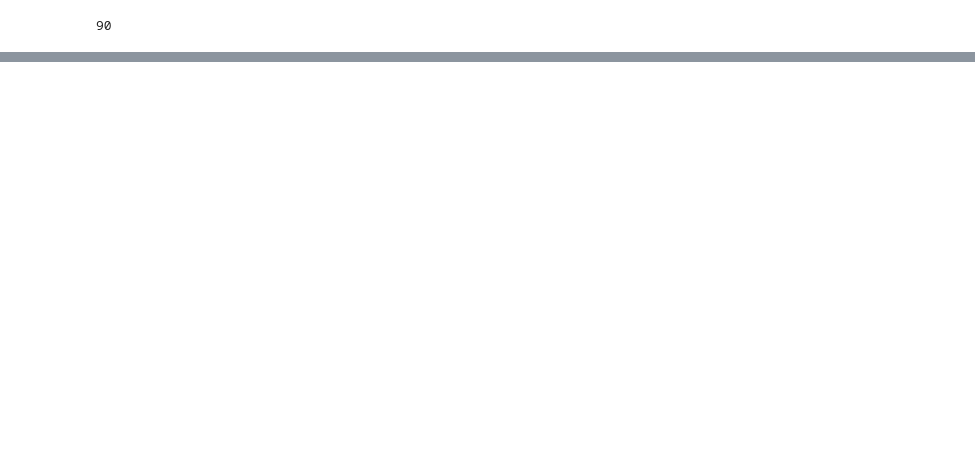
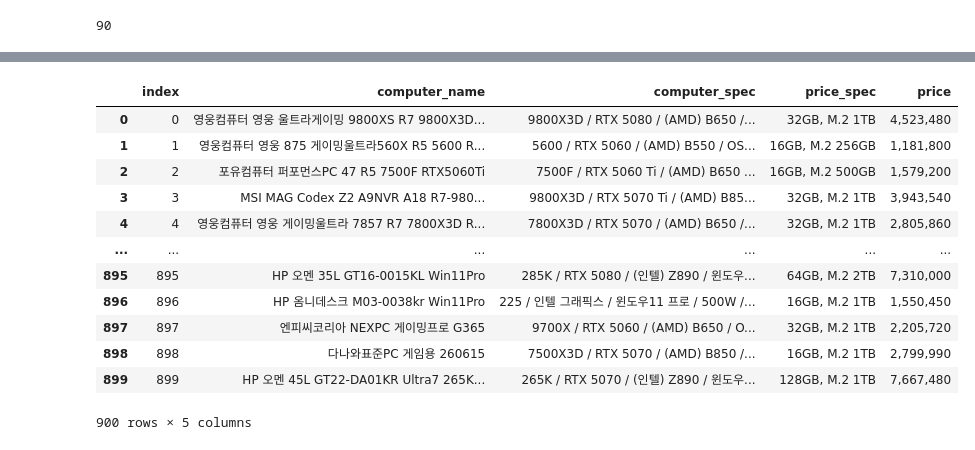
Before and after one commit to mazemoon6-star/ai-datapipeline, a Jupyter notebook: chapt04/다나와스크래핑.ipynb, the cells around one changed output, grey strips where cells are left out. Saved outputs shown, nothing was run; the diff lists cells and outputs as text; code cells hidden in the pictures; blank space fills up the shorter version.

```diff
--- a/chapt04/다나와스크래핑.ipynb
+++ b/chapt04/다나와스크래핑.ipynb
@@ -168,0 +267,4 @@ import requests
+# %%
+#
+buttons = driver.find_elements(By.CSS_SELECTOR, 'nav > nav div button')
+len(buttons)
@@ -168,0 +273,4 @@ import requests
+# %%
+for button in buttons:
+    button.click()               # 페이지 이동 → 버튼들이 새로 생성될 수 있음
+    page_num = int(button.text)   # 이전 버튼을 다시 읽는 것도 위험
@@ -168,0 +285,8 @@ import requests
+# %%
+# 다 동작했을때 10페이지에 있는지 확인
+for button in buttons:
+    button.click()
+
+    products = wait.until(
+    EC.presence_of_all_elements_located((By.CSS_SELECTOR, 'div[data-testid="ProductListItem"]'))
+)
@@ -168,0 +354,3 @@ import requests
+# %%
+df_total = pd.DataFrame(danawa_prices)
+df_total.info()
@@ -168,0 +370,16 @@ import requests
+# %%
+df_total.dropna()
+# %% [output]
+|  | index | computer_name | computer_spec | price_spec | price |
+| 0 | 0 | 영웅컴퓨터 영웅 울트라게이밍 9800XS R7 9800X3D... | 9800X3D / RTX 5080 / (AMD) B650 /... | 32GB, M.2 1TB | 4,523,480 |
+| 1 | 1 | 영웅컴퓨터 영웅 875 게이밍울트라560X R5 5600 R... | 5600 / RTX 5060 / (AMD) B550 / OS... | 16GB, M.2 256GB | 1,181,800 |
+| 2 | 2 | 포유컴퓨터 퍼포먼스PC 47 R5 7500F RTX5060Ti | 7500F / RTX 5060 Ti / (AMD) B650 ... | 16GB, M.2 500GB | 1,579,200 |
+| 3 | 3 | MSI MAG Codex Z2 A9NVR A18 R7-980... | 9800X3D / RTX 5070 Ti / (AMD) B85... | 32GB, M.2 1TB | 3,943,540 |
+| 4 | 4 | 영웅컴퓨터 영웅 게이밍울트라 7857 R7 7800X3D R... | 7800X3D / RTX 5070 / (AMD) B650 /... | 32GB, M.2 1TB | 2,805,860 |
+| ... | ... | ... | ... | ... | ... |
+| 895 | 895 | HP 오멘 35L GT16-0015KL Win11Pro | 285K / RTX 5080 / (인텔) Z890 / 윈도우... | 64GB, M.2 2TB | 7,310,000 |
+| 896 | 896 | HP 옴니데스크 M03-0038kr Win11Pro | 225 / 인텔 그래픽스 / 윈도우11 프로 / 500W /... | 16GB, M.2 1TB | 1,550,450 |
+| 897 | 897 | 엔피씨코리아 NEXPC 게이밍프로 G365 | 9700X / RTX 5060 / (AMD) B650 / O... | 32GB, M.2 1TB | 2,205,720 |
+| 898 | 898 | 다나와표준PC 게임용 260615 | 7500X3D / RTX 5070 / (AMD) B850 /... | 16GB, M.2 1TB | 2,799,990 |
+| 899 | 899 | HP 오멘 45L GT22-DA01KR Ultra7 265K... | 265K / RTX 5070 / (인텔) Z890 / 윈도우... | 128GB, M.2 1TB | 7,667,480 |
+900 rows × 5 columns
```
Also changed, not shown: parts of 37 cells of this notebook, 2 other files.
